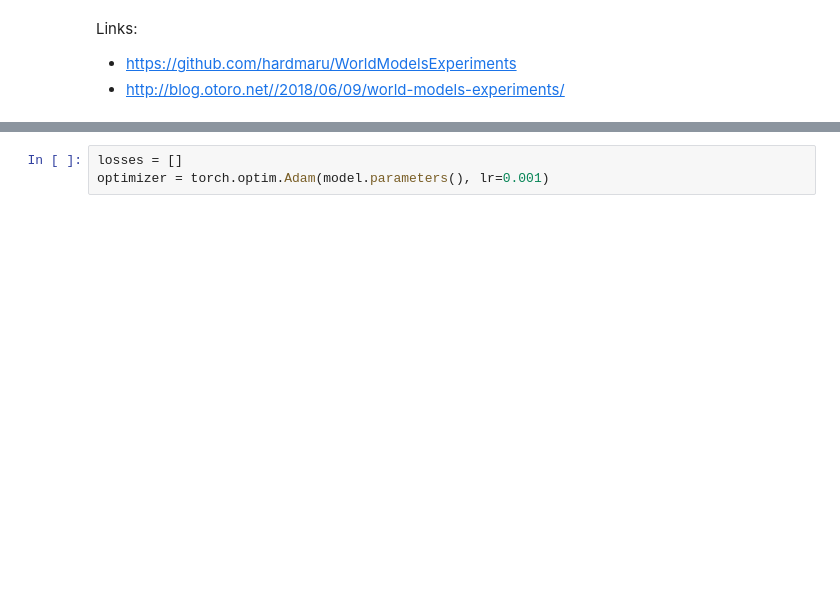
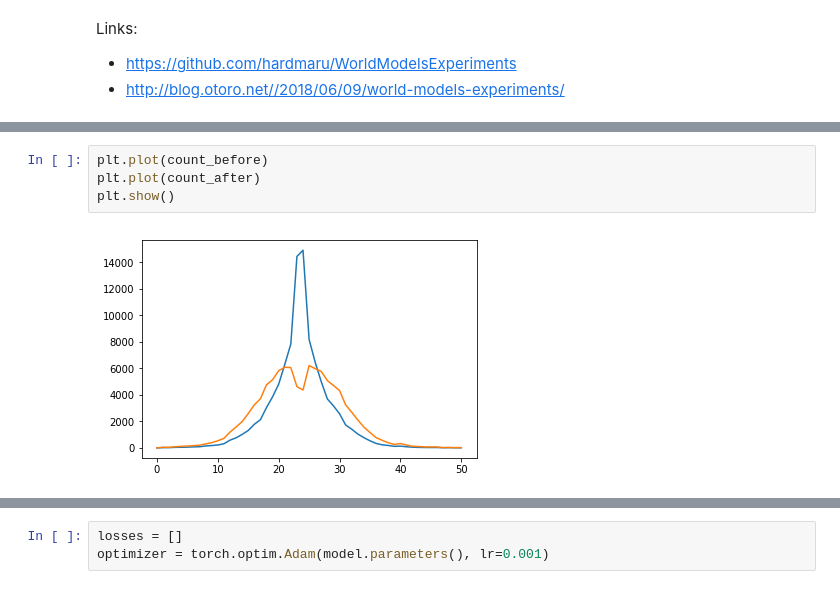
Before and after one commit to alex-faustino/rl-sandbox, a Jupyter notebook: project/agou2_dusad2/code/results.ipynb, the cells around one changed output, grey strips where cells are left out. Drawn from its saved outputs; the diff is of its cells as text; blank space fills up the shorter version.

```diff
--- a/project/agou2_dusad2/code/results.ipynb
+++ b/project/agou2_dusad2/code/results.ipynb
@@ -41,0 +98,6 @@ NameError: name 'vaelin' is not defined
+# %%
+plt.plot(count_before)
+plt.plot(count_after)
+plt.show()
+# %% [output]
+[figure, added]
```
Also changed, not shown: parts of 34 cells of this notebook.
